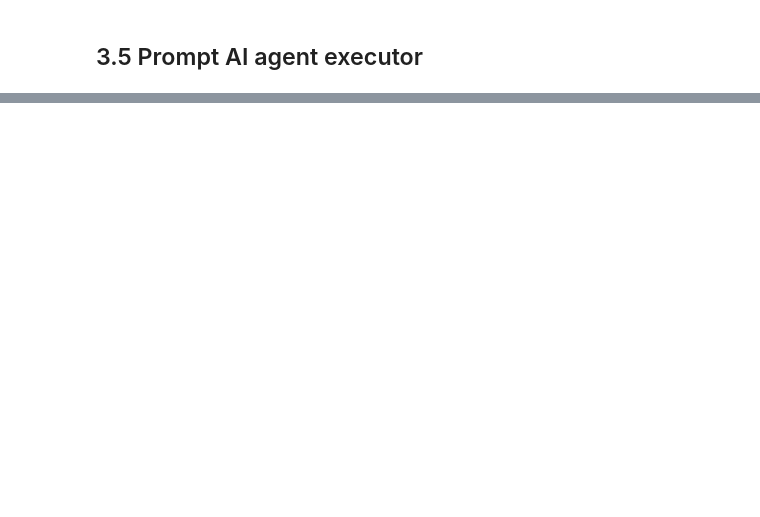
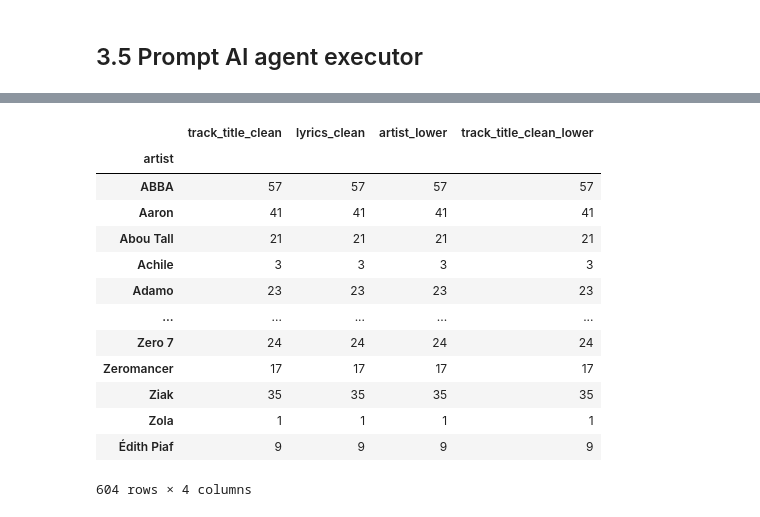
Before and after one commit to vicctoirec/wagon-bootcamp-project, a Jupyter notebook: notebooks/notebook_Victoire.ipynb, the cells around one changed output, grey strips where cells are left out. Cells and saved outputs as stored; diff of their text form; code cells hidden in the pictures; blank space fills up the shorter version.

```diff
--- a/notebooks/notebook_Victoire.ipynb
+++ b/notebooks/notebook_Victoire.ipynb
@@ -290,0 +472,17 @@ Voici les 5 principaux thèmes des chansons de Dadju :
+# %%
+df.groupby('artist').count()
+# %% [output]
+|  | track_title_clean | lyrics_clean | artist_lower | track_title_clean_lower |
+| artist |  |  |  |  |
+| ABBA | 57 | 57 | 57 | 57 |
+| Aaron | 41 | 41 | 41 | 41 |
+| Abou Tall | 21 | 21 | 21 | 21 |
+| Achile | 3 | 3 | 3 | 3 |
+| Adamo | 23 | 23 | 23 | 23 |
+| ... | ... | ... | ... | ... |
+| Zero 7 | 24 | 24 | 24 | 24 |
+| Zeromancer | 17 | 17 | 17 | 17 |
+| Ziak | 35 | 35 | 35 | 35 |
+| Zola | 1 | 1 | 1 | 1 |
+| Édith Piaf | 9 | 9 | 9 | 9 |
+604 rows × 4 columns
```
Also changed, not shown: parts of 48 cells of this notebook, 7 other files.
